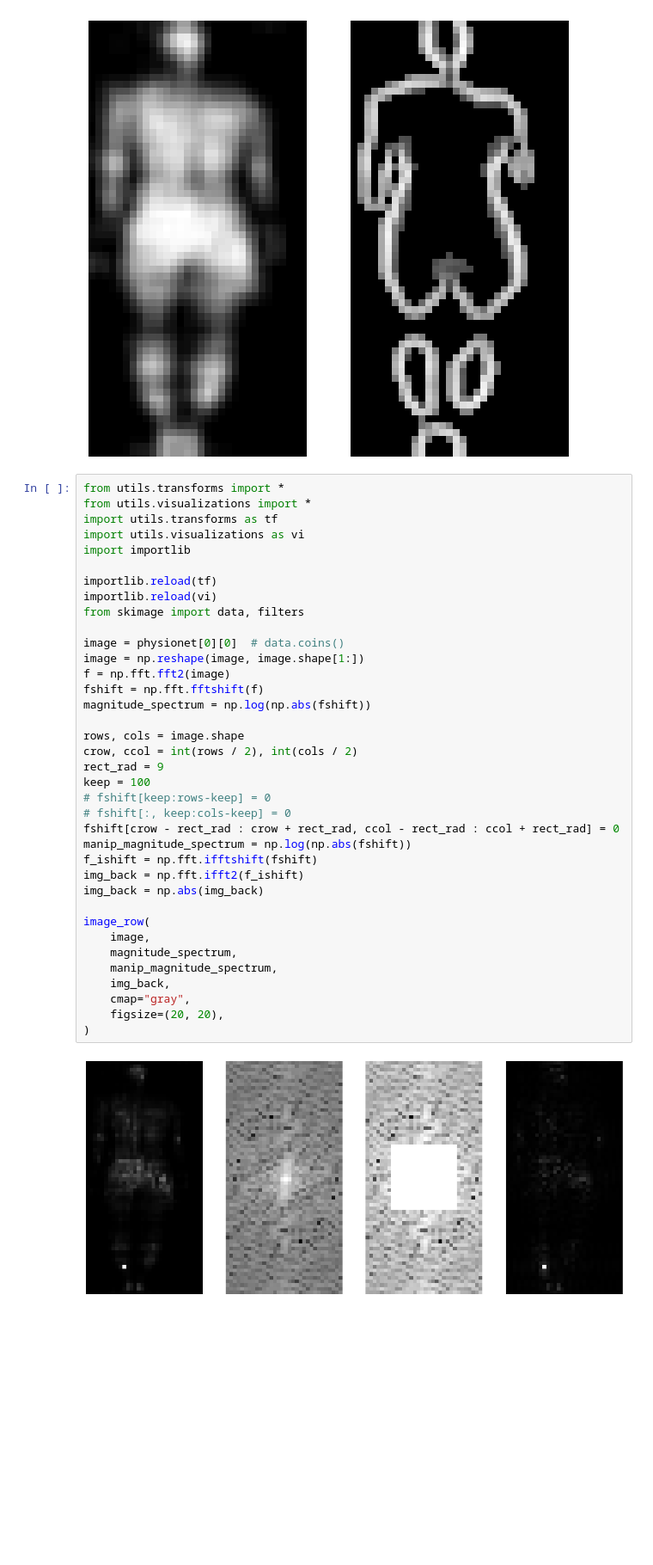
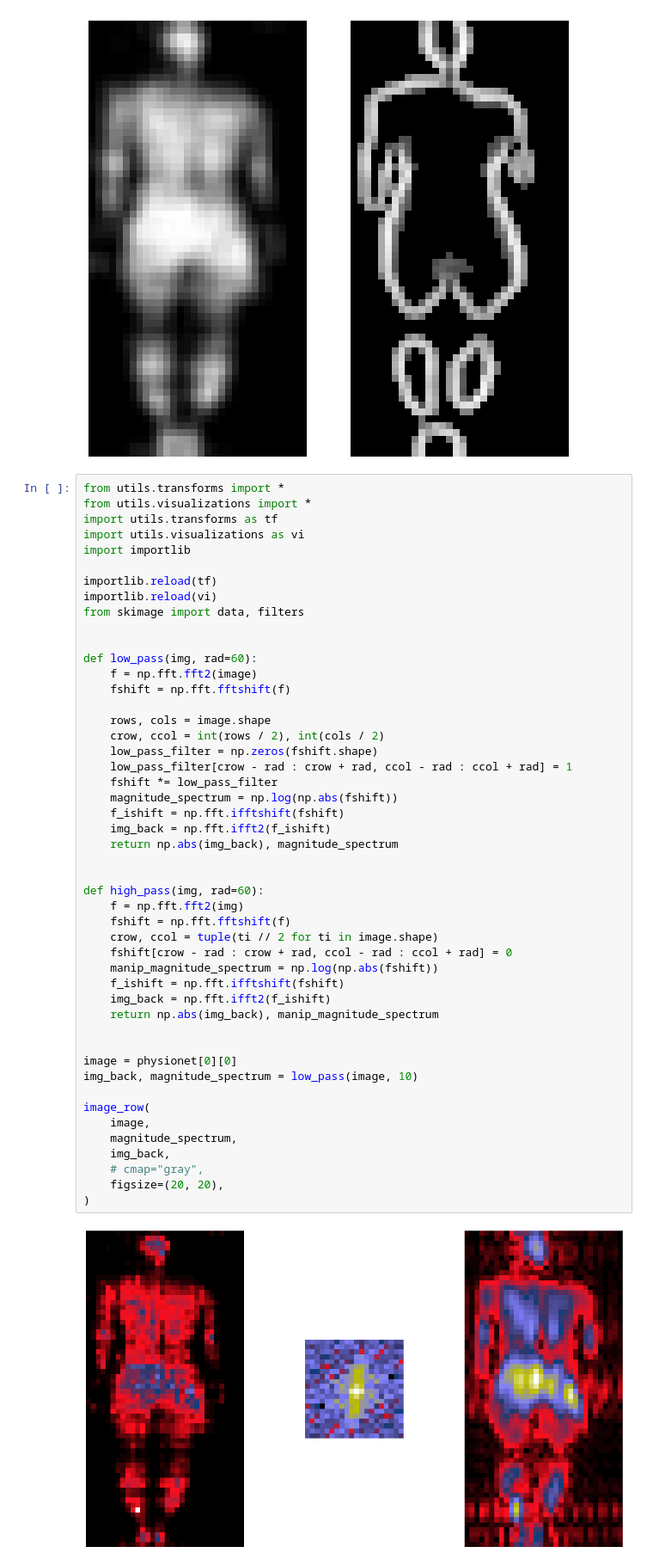
Before and after one commit to jb3rndt/wisemat-posture-classification, a Jupyter notebook: transforms_visualizations.ipynb, the cells around one changed output. Shown at 86% size. Cells and saved outputs as stored; diff of their text form; blank space fills up the shorter version.

```diff
--- a/transforms_visualizations.ipynb
+++ b/transforms_visualizations.ipynb
@@ -209,39 +308,50 @@ image_row(sample[0], sobel[0], cmap="gray")
 # %%
 from utils.transforms import *
 from utils.visualizations import *
 import utils.transforms as tf
 import utils.visualizations as vi
 import importlib
 
 importlib.reload(tf)
 importlib.reload(vi)
 from skimage import data, filters
 
-image = physionet[0][0]  # data.coins()
-image = np.reshape(image, image.shape[1:])
-f = np.fft.fft2(image)
-fshift = np.fft.fftshift(f)
-magnitude_spectrum = np.log(np.abs(fshift))
 
-rows, cols = image.shape
-crow, ccol = int(rows / 2), int(cols / 2)
-rect_rad = 9
-keep = 100
-# fshift[keep:rows-keep] = 0
-# fshift[:, keep:cols-keep] = 0
-fshift[crow - rect_rad : crow + rect_rad, ccol - rect_rad : ccol + rect_rad] = 0
-manip_magnitude_spectrum = np.log(np.abs(fshift))
-f_ishift = np.fft.ifftshift(fshift)
-img_back = np.fft.ifft2(f_ishift)
-img_back = np.abs(img_back)
+def low_pass(img, rad=60):
+    f = np.fft.fft2(image)
+    fshift = np.fft.fftshift(f)
+
+    rows, cols = image.shape
+    crow, ccol = int(rows / 2), int(cols / 2)
+    low_pass_filter = np.zeros(fshift.shape)
+    low_pass_filter[crow - rad : crow + rad, ccol - rad : ccol + rad] = 1
+    fshift *= low_pass_filter
+    magnitude_spectrum = np.log(np.abs(fshift))
+    f_ishift = np.fft.ifftshift(fshift)
+    img_back = np.fft.ifft2(f_ishift)
+    return np.abs(img_back), magnitude_spectrum
+
+
+def high_pass(img, rad=60):
+    f = np.fft.fft2(img)
+    fshift = np.fft.fftshift(f)
+    crow, ccol = tuple(ti // 2 for ti in image.shape)
+    fshift[crow - rad : crow + rad, ccol - rad : ccol + rad] = 0
+    manip_magnitude_spectrum = np.log(np.abs(fshift))
+    f_ishift = np.fft.ifftshift(fshift)
+    img_back = np.fft.ifft2(f_ishift)
+    return np.abs(img_back), manip_magnitude_spectrum
+
+
+image = physionet[0][0]
+img_back, magnitude_spectrum = low_pass(image, 10)
 
 image_row(
     image,
     magnitude_spectrum,
-    manip_magnitude_spectrum,
     img_back,
-    cmap="gray",
+    # cmap="gray",
     figsize=(20, 20),
 )
 # %% [output]
-[figure, old version]
+[figure, new version]
```
Also changed, not shown: parts of 19 cells of this notebook, 2 other files.
